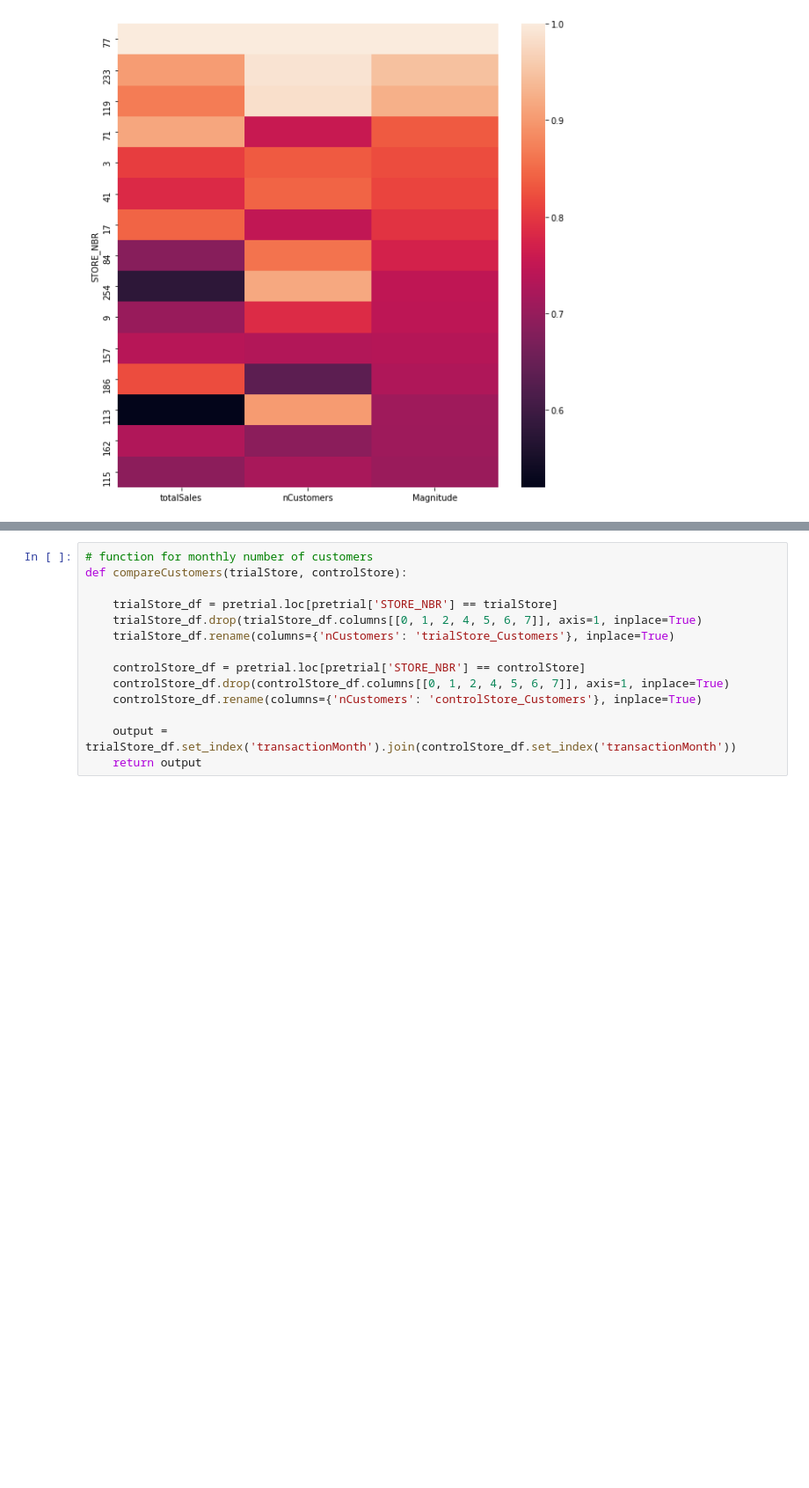
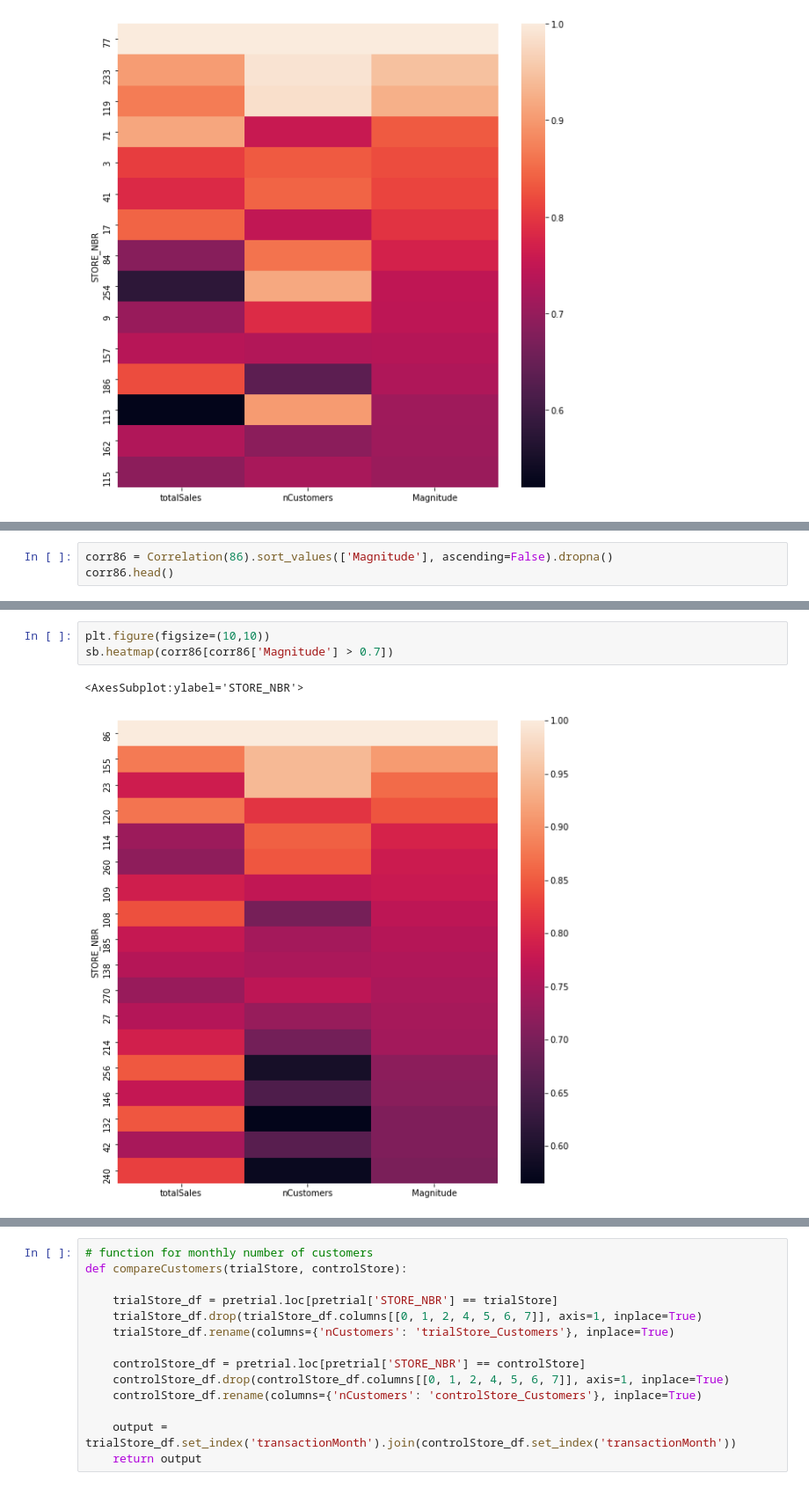
Before and after one commit to o0yr0o/Quantium-Virtual-Project, a Jupyter notebook: task2.ipynb, the cells around one changed output, grey strips where cells are left out. Shown at 88% size. Drawn from its saved outputs; the diff is of its cells as text; blank space fills up the shorter version.

```diff
--- a/task2.ipynb
+++ b/task2.ipynb
@@ -323,0 +302,3 @@ pretrial
+# %%
+corr86 = Correlation(86).sort_values(['Magnitude'], ascending=False).dropna()
+corr86.head()
@@ -323,0 +313,6 @@ pretrial
+# %%
+plt.figure(figsize=(10,10))
+sb.heatmap(corr86[corr86['Magnitude'] > 0.7])
+# %% [output]
+<AxesSubplot:ylabel='STORE_NBR'>
+[figure, added]
```
Also changed, not shown: parts of 70 cells of this notebook.
